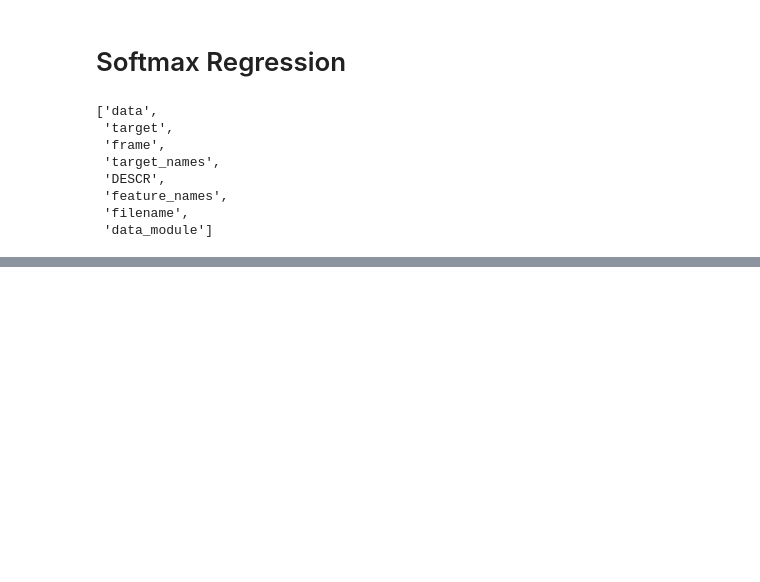
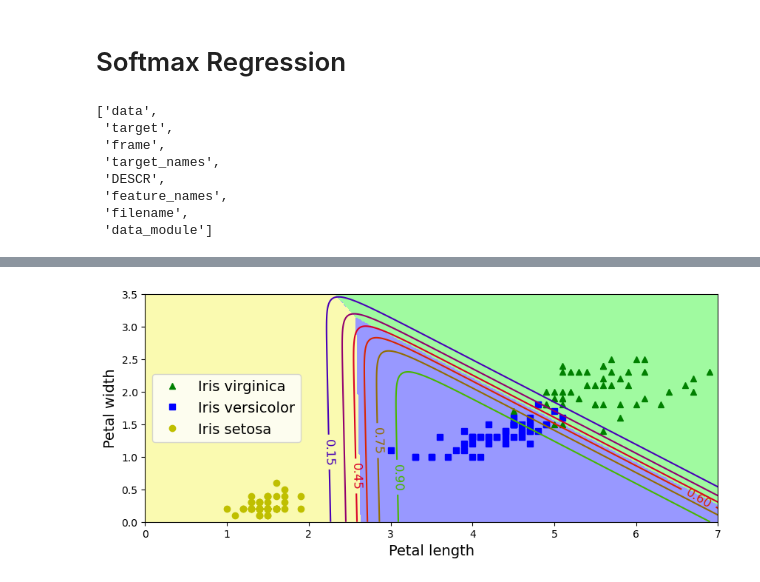
Before and after one commit to johnmoses/zero-to-hero-python-ai, a Jupyter notebook: Regression/softmax-regression.ipynb, the cells around one changed output, grey strips where cells are left out. Cells and saved outputs as stored; diff of their text form; code cells hidden in the pictures; blank space fills up the shorter version.

```diff
--- a/Regression/softmax-regression.ipynb
+++ b/Regression/softmax-regression.ipynb
@@ -66,33 +67,34 @@ softmax_reg.fit(X, y)
 # %%
 x0, x1 = np.meshgrid(
         np.linspace(0, 8, 500).reshape(-1, 1),
         np.linspace(0, 3.5, 200).reshape(-1, 1),
     )
 X_new = np.c_[x0.ravel(), x1.ravel()]
 
 
 y_proba = softmax_reg.predict_proba(X_new)
 y_predict = softmax_reg.predict(X_new)
 
 zz1 = y_proba[:, 1].reshape(x0.shape)
 zz = y_predict.reshape(x0.shape)
 
 plt.figure(figsize=(10, 4))
 plt.plot(X[y==2, 0], X[y==2, 1], "g^", label="Iris virginica")
 plt.plot(X[y==1, 0], X[y==1, 1], "bs", label="Iris versicolor")
 plt.plot(X[y==0, 0], X[y==0, 1], "yo", label="Iris setosa")
 
 from matplotlib.colors import ListedColormap
 custom_cmap = ListedColormap(['#fafab0','#9898ff','#a0faa0'])
 
 plt.contourf(x0, x1, zz, cmap=custom_cmap)
 contour = plt.contour(x0, x1, zz1, cmap=plt.cm.brg)
 plt.clabel(contour, inline=1, fontsize=12)
 plt.xlabel("Petal length", fontsize=14)
 plt.ylabel("Petal width", fontsize=14)
 plt.legend(loc="center left", fontsize=14)
 plt.axis([0, 7, 0, 3.5])
-save_fig("softmax_regression_contour_plot")
 plt.show()
+# %% [output]
+[figure, added]
 # %%
 softmax_reg.predict([[5, 2]])
```
Also changed, not shown: parts of 4 cells of this notebook, 16 other files.
